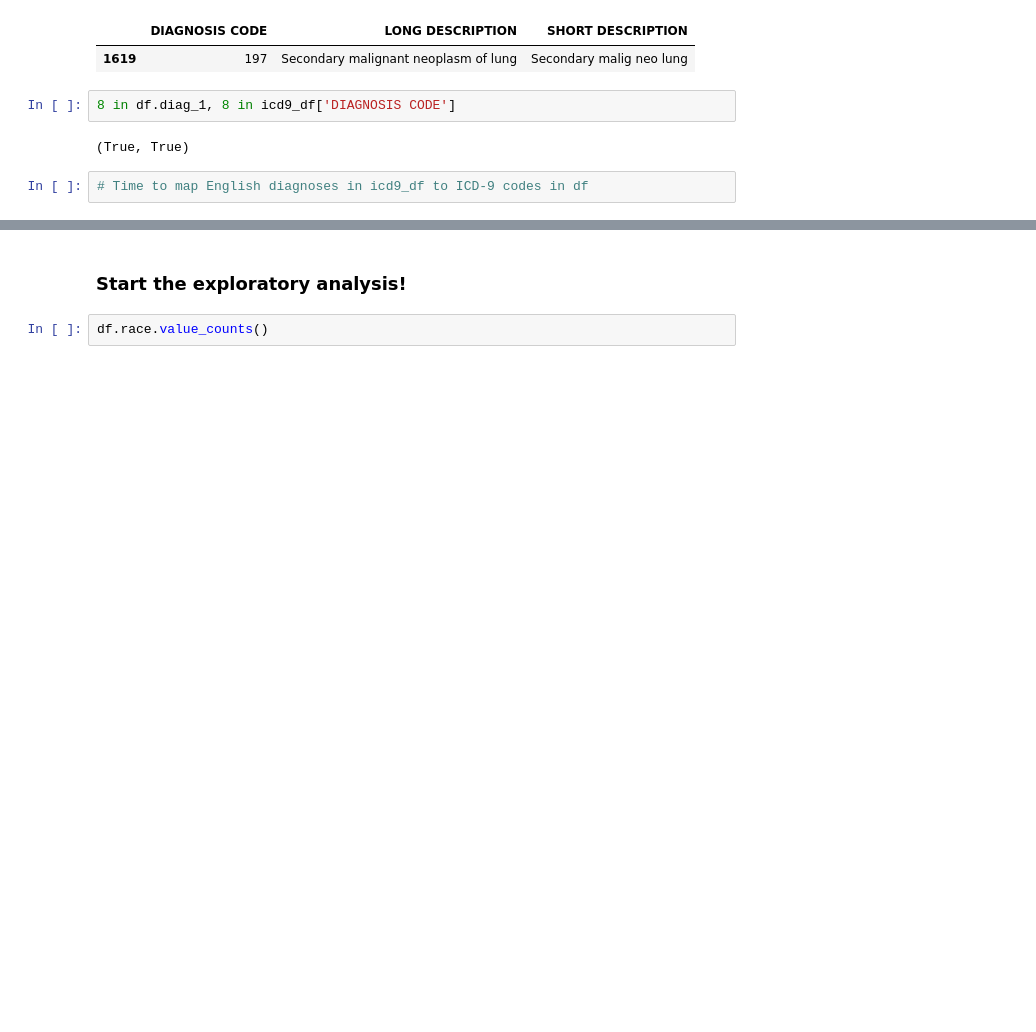
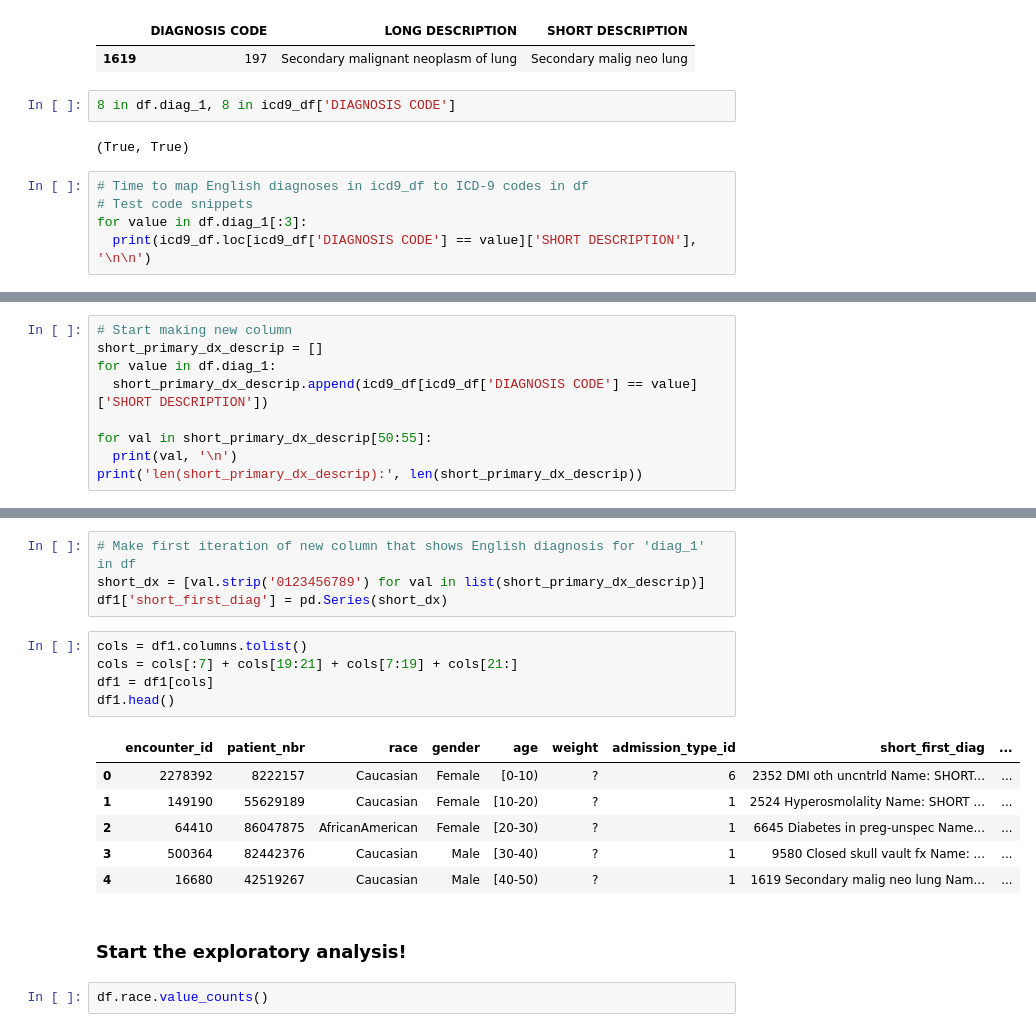
Before and after one commit to johnpharmd/LS-DS-Unit-1-Project, a Jupyter notebook: LS_DS_Project_1.ipynb, the cells around one changed output, grey strips where cells are left out. Cells and saved outputs as stored; diff of their text form; blank space fills up the shorter version.

```diff
--- a/LS_DS_Project_1.ipynb
+++ b/LS_DS_Project_1.ipynb
@@ -324,3 +324,6 @@ icd9_df.loc[icd9_df['DIAGNOSIS CODE'].isin(['197'])]
 (True, True)
 # %%
 # Time to map English diagnoses in icd9_df to ICD-9 codes in df
+# Test code snippets
+for value in df.diag_1[:3]:
+  print(icd9_df.loc[icd9_df['DIAGNOSIS CODE'] == value]['SHORT DESCRIPTION'], '\n\n')
@@ -326,0 +341,9 @@ icd9_df.loc[icd9_df['DIAGNOSIS CODE'].isin(['197'])]
+# %%
+# Start making new column
+short_primary_dx_descrip = []
+for value in df.diag_1:
+  short_primary_dx_descrip.append(icd9_df[icd9_df['DIAGNOSIS CODE'] == value]['SHORT DESCRIPTION'])
+
+for val in short_primary_dx_descrip[50:55]:
+  print(val, '\n')
+print('len(short_primary_dx_descrip):', len(short_primary_dx_descrip))
@@ -327,3 +367,19 @@ icd9_df.loc[icd9_df['DIAGNOSIS CODE'].isin(['197'])]
+# %%
+# Make first iteration of new column that shows English diagnosis for 'diag_1' in df
+short_dx = [val.strip('0123456789') for val in list(short_primary_dx_descrip)]
+df1['short_first_diag'] = pd.Series(short_dx)
+# %%
+cols = df1.columns.tolist()
+cols = cols[:7] + cols[19:21] + cols[7:19] + cols[21:]
+df1 = df1[cols]
+df1.head()
+# %% [output]
+|  | encounter_id | patient_nbr | race | gender | age | weight | admission_type_id | short_first_diag | ... |
+| 0 | 2278392 | 8222157 | Caucasian | Female | [0-10) | ? | 6 | 2352 DMI oth uncntrld Name: SHORT... | ... |
+| 1 | 149190 | 55629189 | Caucasian | Female | [10-20) | ? | 1 | 2524 Hyperosmolality Name: SHORT ... | ... |
+| 2 | 64410 | 86047875 | AfricanAmerican | Female | [20-30) | ? | 1 | 6645 Diabetes in preg-unspec Name... | ... |
+| 3 | 500364 | 82442376 | Caucasian | Male | [30-40) | ? | 1 | 9580 Closed skull vault fx Name: ... | ... |
+| 4 | 16680 | 42519267 | Caucasian | Male | [40-50) | ? | 1 | 1619 Secondary malig neo lung Nam... | ... |
 # %% [markdown]
 ### Start the exploratory analysis!
 # %%
```
Also changed, not shown: parts of 3 cells of this notebook.
